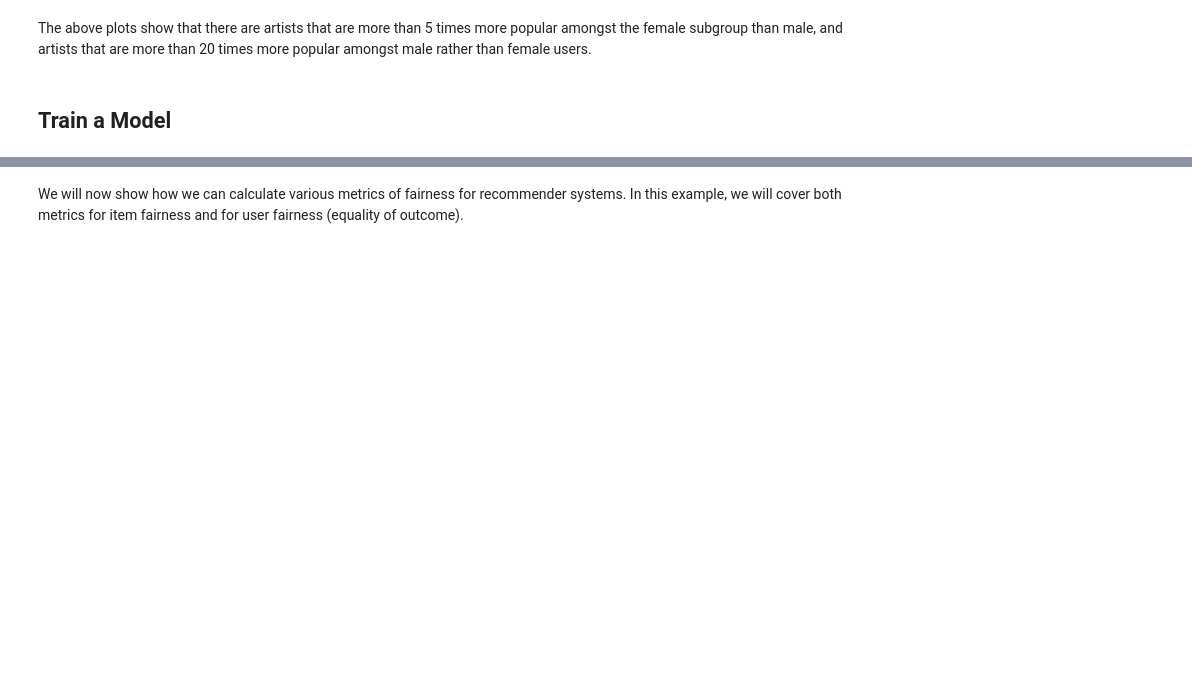
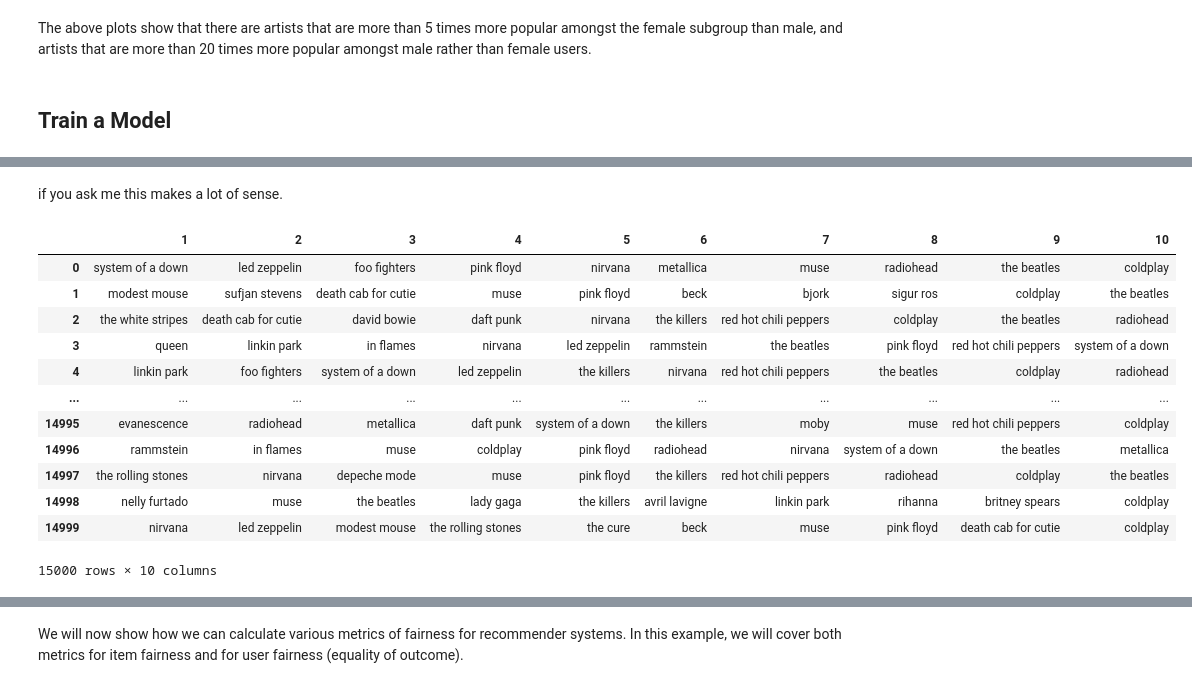
Before and after one commit to holistic-ai/holisticai-old, a Jupyter notebook: tutorials/measuring_bias_tutorials/measuring_bias_recommender.ipynb, the cells around one changed output, grey strips where cells are left out. Drawn from its saved outputs; the diff is of its cells as text; code cells hidden in the pictures; blank space fills up the shorter version.

```diff
--- a/tutorials/measuring_bias_tutorials/measuring_bias_recommender.ipynb
+++ b/tutorials/measuring_bias_tutorials/measuring_bias_recommender.ipynb
@@ -153,0 +132,3 @@ for u in range(num_users):
+# %%
+data_matrix = df_pivot.fillna(0).to_numpy()
+data_matrix
@@ -155,8 +144,8 @@ for u in range(num_users):
 # Import linear_kernel
 from sklearn.metrics.pairwise import linear_kernel
 
-# Compute the cosine similarity matrix
-cosine_sim = linear_kernel(train_matrix, train_matrix)
+# Compute the cosine similarity between items matrix
+cosine_sim = linear_kernel(data_matrix.T, data_matrix.T)
 
-cosine_sim
+cosine_sim.shape
 # %% [output]
@@ -226,0 +218,22 @@ recommender_rmse(pred_matrix, test_matrix)
+# %% [markdown]
+if you ask me this makes a lot of sense.
+# %%
+recommendations = [display_items(recommended_items(data_matrix, cosine_sim, u, 10)) for u in range(df_pivot.shape[0])]
+
+recomendation_df = pd.DataFrame(recommendations, columns = range(1,11))
+
+recomendation_df
+# %% [output]
+|  | 1 | 2 | 3 | 4 | 5 | 6 | 7 | 8 | 9 | 10 |
+| 0 | system of a down | led zeppelin | foo fighters | pink floyd | nirvana | metallica | muse | radiohead | the beatles | coldplay |
+| 1 | modest mouse | sufjan stevens | death cab for cutie | muse | pink floyd | beck | bjork | sigur ros | coldplay | the beatles |
+| 2 | the white stripes | death cab for cutie | david bowie | daft punk | nirvana | the killers | red hot chili peppers | coldplay | the beatles | radiohead |
+| 3 | queen | linkin park | in flames | nirvana | led zeppelin | rammstein | the beatles | pink floyd | red hot chili peppers | system of a down |
+| 4 | linkin park | foo fighters | system of a down | led zeppelin | the killers | nirvana | red hot chili peppers | the beatles | coldplay | radiohead |
+| ... | ... | ... | ... | ... | ... | ... | ... | ... | ... | ... |
+| 14995 | evanescence | radiohead | metallica | daft punk | system of a down | the killers | moby | muse | red hot chili peppers | coldplay |
+| 14996 | rammstein | in flames | muse | coldplay | pink floyd | radiohead | nirvana | system of a down | the beatles | metallica |
+| 14997 | the rolling stones | nirvana | depeche mode | muse | pink floyd | the killers | red hot chili peppers | radiohead | coldplay | the beatles |
+| 14998 | nelly furtado | muse | the beatles | lady gaga | the killers | avril lavigne | linkin park | rihanna | britney spears | coldplay |
+| 14999 | nirvana | led zeppelin | modest mouse | the rolling stones | the cure | beck | muse | pink floyd | death cab for cutie | coldplay |
+15000 rows × 10 columns
```
Also changed, not shown: parts of 38 cells of this notebook.
